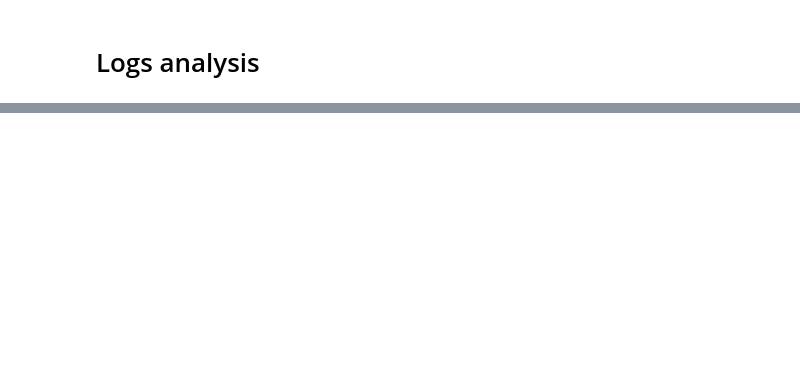
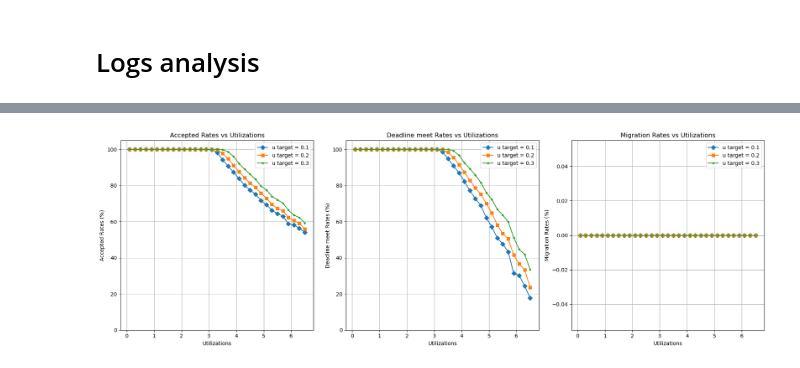
Before and after one commit to fillien/schedsim, a Jupyter notebook: test-allocators.ipynb, the cells around one changed output, grey strips where cells are left out. Cells and saved outputs as stored; diff of their text form; code cells hidden in the pictures; blank space fills up the shorter version.

Commit message:
add energy computation and plotting

```diff
--- a/test-allocators.ipynb
+++ b/test-allocators.ipynb
@@ -37,13 +35,15 @@ os.mkdir(DIR)
 
 util_steps = range(1, int(UTILIZATION*10)+1, 2)
 NB_JOBS = 100
-NB_TASK = 35
-UMAX    = LITTLE_PERF_SCORE
+NB_TASK = 40
+UMAX    = 0.3 #LITTLE_PERF_SCORE - 0.13334
 
 for i in util_steps:
     data_path = f"{DIR}/{str(i)}"
     os.mkdir(data_path)
     utilization = round(i * 0.1, 1)
     print(f"jobs = {NB_JOBS}, tasks = {NB_TASK}, umax = {UMAX}, utilization = {utilization}")
-    sc.generate_tasksets(data_path, NB_JOBS, NB_TASK, utilization, UMAX, success_rate = 1.0, compression_rate = 1.0)
+    sc.generate_tasksets(data_path, NB_JOBS, NB_TASK, utilization, UMAX, success_rate = 1.0, compression_rate = 1.0, nb_cores = 8, a_special_need=(0.0, min(targets)))
+
+print("== finished ==")
 # %% [output]
@@ -368,0 +157,35 @@ plt.show()
+# %%
+fig, (ax1, ax2, ax3) = plt.subplots(1, 3, figsize=(18, 6))
+ax1.plot(results[0.1]["utilizations"], results[0.1]["accepted-rates"] * 100, label="u target = 0.1", marker='D')
+ax1.plot(results[0.2]["utilizations"], results[0.2]["accepted-rates"] * 100, label="u target = 0.2", marker='s')
+ax1.plot(results[0.3]["utilizations"], results[0.3]["accepted-rates"] * 100, label="u target = 0.3", marker='.')
+ax1.set_ylim(0, 105)
+ax1.set_xlabel("Utilizations")
+ax1.set_ylabel("Accepted Rates (%)")
+ax1.set_title("Accepted Rates vs Utilizations")
+ax1.legend()
+ax1.grid(True)
+
+ax2.plot(results[0.1]["utilizations"], results[0.1]["meet-rates"] * 100, label="u target = 0.1", marker='D')
+ax2.plot(results[0.2]["utilizations"], results[0.2]["meet-rates"] * 100, label="u target = 0.2", marker='s')
+ax2.plot(results[0.3]["utilizations"], results[0.3]["meet-rates"] * 100, label="u target = 0.3", marker='.')
+ax2.set_ylim(0, 105)
+ax2.set_xlabel("Utilizations")
+ax2.set_ylabel("Deadline meet Rates (%)")
+ax2.set_title("Deadline meet Rates vs Utilizations")
+ax2.legend()
+ax2.grid(True)
+
+ax3.plot(results[0.1]["utilizations"], results[0.1]["migration-rates"] * 100, label="u target = 0.1", marker='D')
+ax3.plot(results[0.2]["utilizations"], results[0.2]["migration-rates"] * 100, label="u target = 0.2", marker='s')
+ax3.plot(results[0.3]["utilizations"], results[0.3]["migration-rates"] * 100, label="u target = 0.3", marker='.')
+ax3.set_xlabel("Utilizations")
+ax3.set_ylabel("Migration Rates (%)")
+ax3.set_title("Migration Rates vs Utilizations")
+ax3.legend()
+ax3.grid(True)
+
+plt.tight_layout()
+plt.show()
+# %% [output]
+[figure, added]
```
Also changed, not shown: parts of 13 cells of this notebook, 2 other files.
